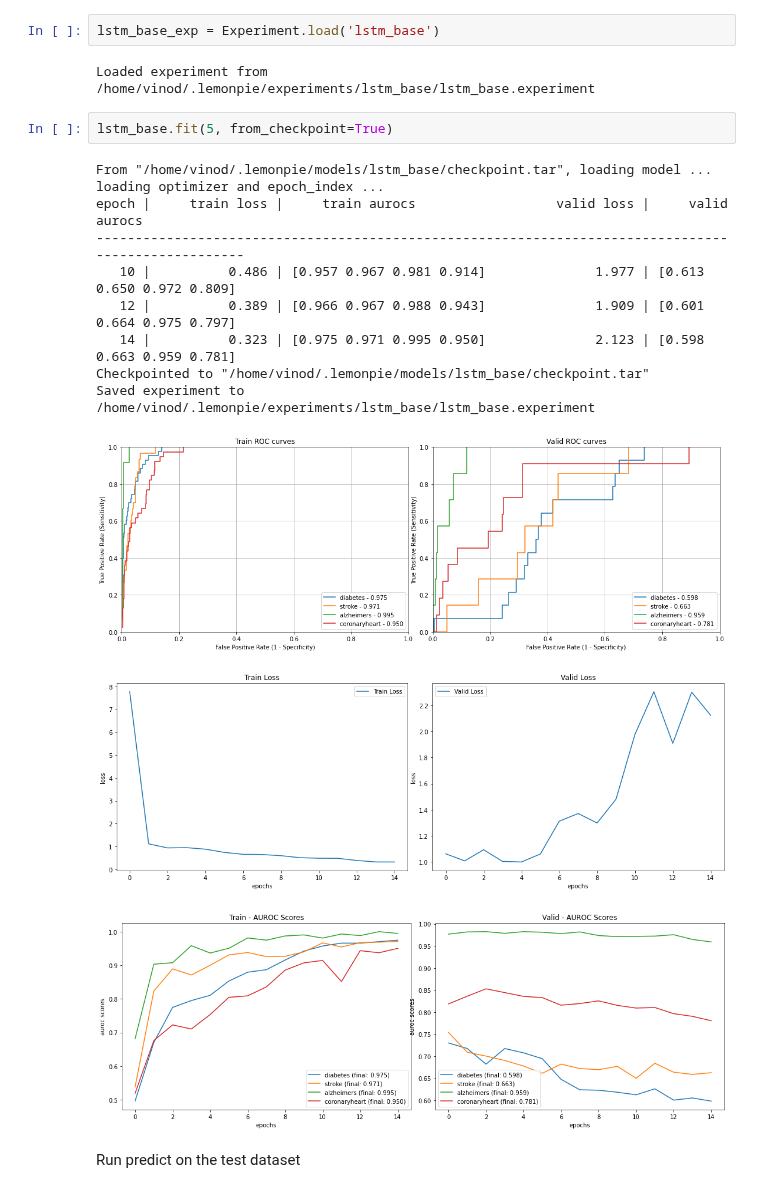
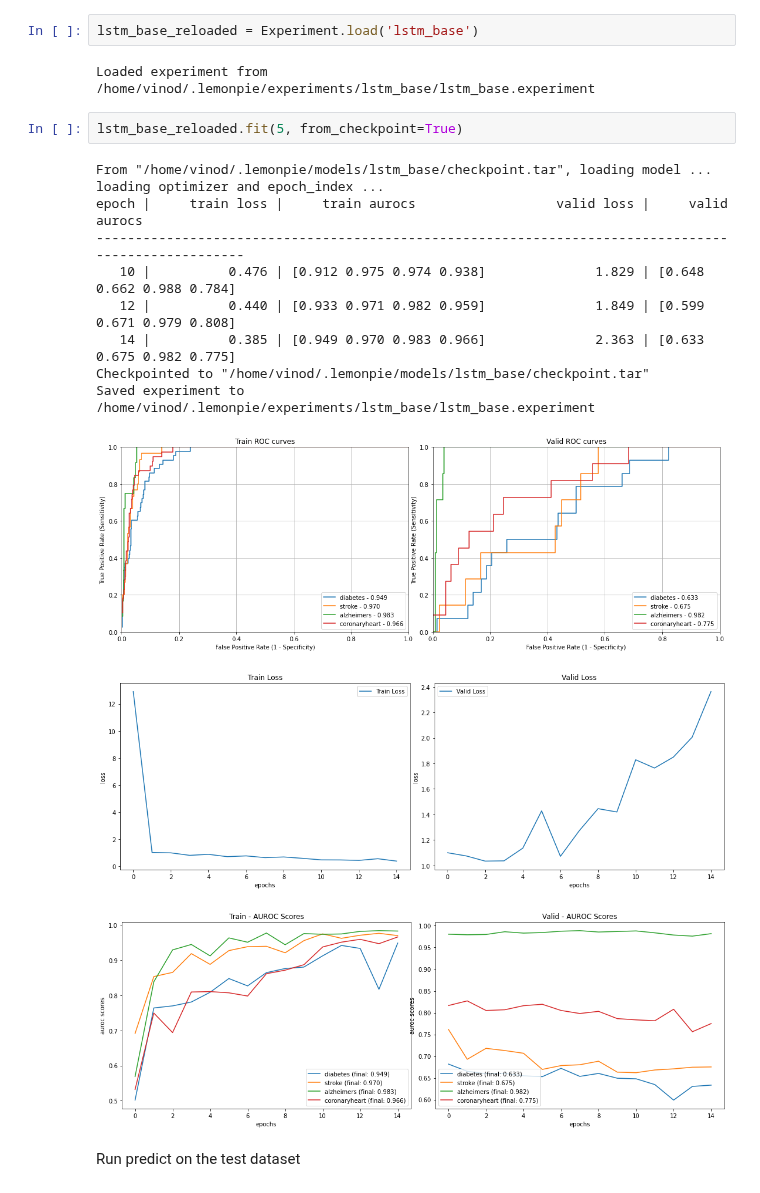
Before and after one commit to corazonlabs/lemonpie, a Jupyter notebook: 99_running_exps.ipynb, the cells around one changed output. Drawn from its saved outputs; the diff is of its cells as text.

```diff
--- a/99_running_exps.ipynb
+++ b/99_running_exps.ipynb
@@ -78,24 +65,24 @@ Saved experiment to /home/vinod/.lemonpie/experiments/lstm_base/lstm_base.experi
 # %% [markdown]
 Load the saved experiment run again + load model from checkpoint ..
 # %%
-lstm_base_exp = Experiment.load('lstm_base')
+lstm_base_reloaded = Experiment.load('lstm_base')
 # %% [output]
 Loaded experiment from /home/vinod/.lemonpie/experiments/lstm_base/lstm_base.experiment
 # %%
-lstm_base.fit(5, from_checkpoint=True)
+lstm_base_reloaded.fit(5, from_checkpoint=True)
 # %% [output]
 From "/home/vinod/.lemonpie/models/lstm_base/checkpoint.tar", loading model ...
 loading optimizer and epoch_index ...
 epoch |     train loss |     train aurocs                  valid loss |     valid aurocs
 ----------------------------------------------------------------------------------------------------
-   10 |          0.486 | [0.957 0.967 0.981 0.914]              1.977 | [0.613 0.650 0.972 0.809]
-   12 |          0.389 | [0.966 0.967 0.988 0.943]              1.909 | [0.601 0.664 0.975 0.797]
-   14 |          0.323 | [0.975 0.971 0.995 0.950]              2.123 | [0.598 0.663 0.959 0.781]
+   10 |          0.476 | [0.912 0.975 0.974 0.938]              1.829 | [0.648 0.662 0.988 0.784]
+   12 |          0.440 | [0.933 0.971 0.982 0.959]              1.849 | [0.599 0.671 0.979 0.808]
+   14 |          0.385 | [0.949 0.970 0.983 0.966]              2.363 | [0.633 0.675 0.982 0.775]
 Checkpointed to "/home/vinod/.lemonpie/models/lstm_base/checkpoint.tar"
 Saved experiment to /home/vinod/.lemonpie/experiments/lstm_base/lstm_base.experiment
-[figure, old version]
+[figure, new version]
-[figure, old version]
+[figure, new version]
-[figure, old version]
+[figure, new version]
 # %% [markdown]
 Run predict on the test dataset
 # %%
```
Also changed, not shown: parts of 18 cells of this notebook, 10 other files.
